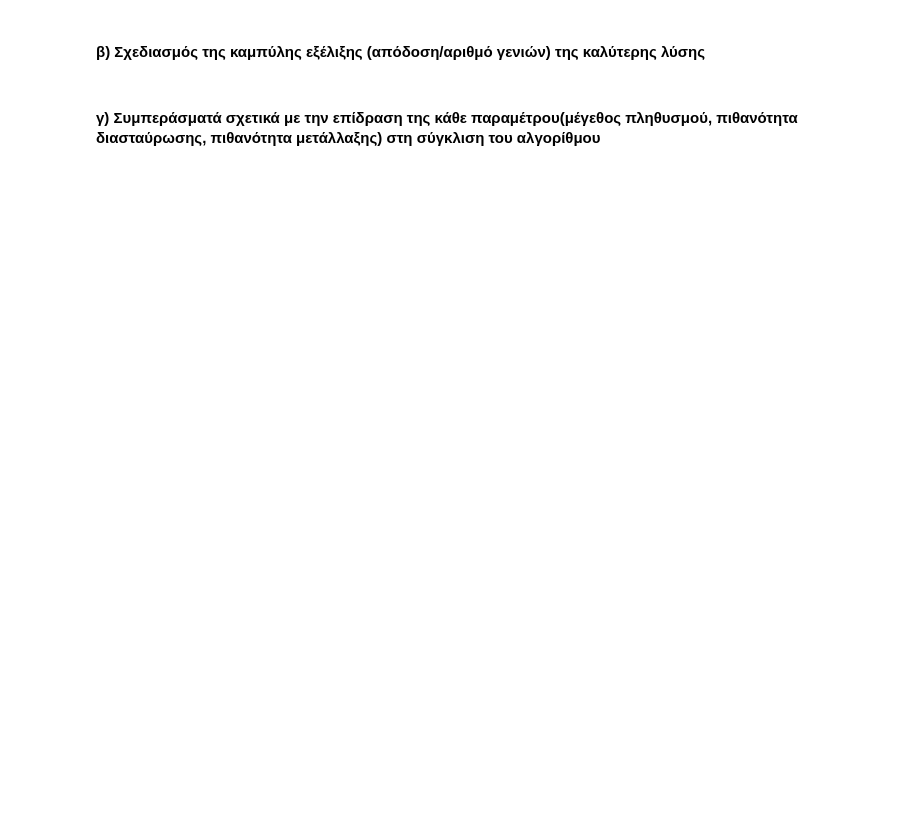
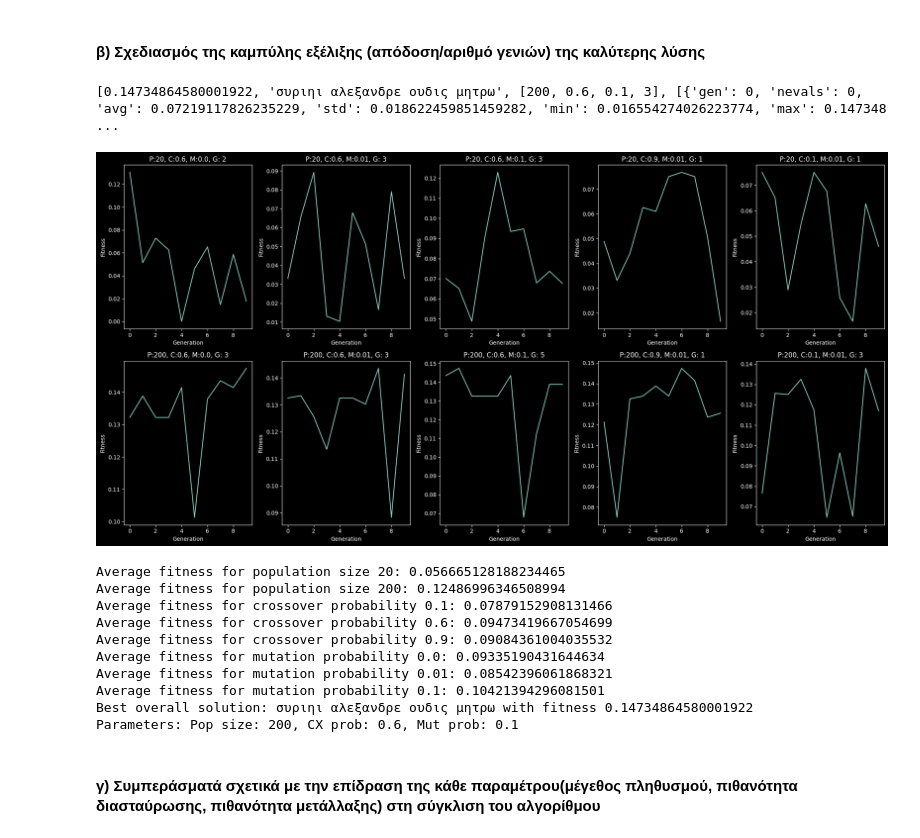
Before and after one commit to el-maestro78/Computational-Intelligence, a Jupyter notebook: Part B/PartB_1072578.ipynb, the cells around one changed output. Cells and saved outputs as stored; diff of their text form; code cells hidden in the pictures; blank space fills up the shorter version.

```diff
--- a/Part B/PartB_1072578.ipynb
+++ b/Part B/PartB_1072578.ipynb
@@ -62,13 +40,0 @@ sign_main_ids
-# %%
-PHRASE = 'αλεξανδρε ουδις'
-for word in PHRASE.split():
-    if word not in vocabulary:
-        vocabulary[word] = len(vocabulary)
-vectorizer = TfidfVectorizer()#(vocabulary=vocabulary)
-X_tfidf = vectorizer.fit_transform(sign_main_ids['text'])
-arr = X_tfidf.toarray()
-vocab_len = len(vocabulary)
-tfidf_df = pd.DataFrame(arr, columns=vectorizer.get_feature_names_out())
-sign_main_ids['Text_IDF'] = tfidf_df.values.tolist()
-vocabulary = vectorizer.vocabulary_
-vocab_len = len(vocabulary)
@@ -181,6 +70,3 @@ for idx in top_k_indices:
-# %%
-def fitness():
-    pass
 # %% [markdown]
 #### στ) Γενετικοί τελεστές
 # %%
@@ -441,3 +127,21 @@ print(f"Fitness: {best_individual.fitness.values[0]}")
 ### Β3. Αξιολόγηση και Επίδραση Παραμέτρων
 # %% [markdown]
 #### α) Εκτέλεση του αλγορίθμου για τις τιμές των δοθέντων παραμέτρων.
+# %%
+POP = [20]*5 + [200] *5
+CXPB = [0.6, 0.6, 0.6, 0.9, 0.1]*2
+MUTPB = [0.00, 0.01, 0.10, 0.01, 0.01]*2
+
+if __name__ == "__main__":
+    FITNS=[]
+    for iter in range(10): #τρέχουμε 10 φορες
+        print(f'Iteration: {iter}')
+        for i in range(10): # τρέχουμε για τους 10 συνδυασμούς
+            LAMBDA = POP[i] * 10# // 2 + 2
+            MU = LAMBDA // 2 + 1
+            NGEN = (LAMBDA + 1) * 2
+            no_improve = NGEN // 2 + 1
+            _, log, _, best, inscr, stats = main(POP[i], CXPB[i], MUTPB[i], LAMBDA, MU, NGEN, max_no_improve=no_improve)
+            print(f'\tBest for Iter: {best}, Inscription: {inscr}')
+            FITNS.append([best, inscr, stats, log])
+    print(FITNS)
@@ -444,2 +187,9 @@ print(f"Fitness: {best_individual.fitness.values[0]}")
 # %% [markdown]
 #### β) Σχεδιασμός της καμπύλης εξέλιξης (απόδοση/αριθμό γενιών) της καλύτερης λύσης
+# %%
+# Παιρνουμε το καλύτερο αποτέλεσμα μαζί με όλα τα στοιχεία
+max_best = max([fitn[0] for fitn in FITNS])
+max_best_list = [fitn for fitn in FITNS if fitn[0] == max_best][0]
+print(max_best_list)
+# %% [output]
+[0.14734864580001922, 'συριηι αλεξανδρε ουδις μητρω', [200, 0.6, 0.1, 3], [{'gen': 0, 'nevals': 0, 'avg': 0.07219117826235229, 'std': 0.018622459851459282, 'min': 0.016554274026223774, 'max': 0.147348 ...
@@ -446,2 +257,17 @@ print(f"Fitness: {best_individual.fitness.values[0]}")
+# %%
+average = plot_evolution_curves(FITNS)
+analyze_results(FITNS)
+# %% [output]
+[figure, added]
+Average fitness for population size 20: 0.056665128188234465
+Average fitness for population size 200: 0.12486996346508994
+Average fitness for crossover probability 0.1: 0.07879152908131466
+Average fitness for crossover probability 0.6: 0.09473419667054699
+Average fitness for crossover probability 0.9: 0.09084361004035532
+Average fitness for mutation probability 0.0: 0.09335190431644634
+Average fitness for mutation probability 0.01: 0.08542396061868321
+Average fitness for mutation probability 0.1: 0.10421394296081501
+Best overall solution: συριηι αλεξανδρε ουδις μητρω with fitness 0.14734864580001922
+Parameters: Pop size: 200, CX prob: 0.6, Mut prob: 0.1
 # %% [markdown]
 #### γ) Συμπεράσματά σχετικά με την επίδραση της κάθε παραμέτρου(μέγεθος πληθυσμού, πιθανότητα διασταύρωσης, πιθανότητα μετάλλαξης) στη σύγκλιση του αλγορίθμου
```
Also changed, not shown: parts of 22 cells of this notebook, 2 other files.
